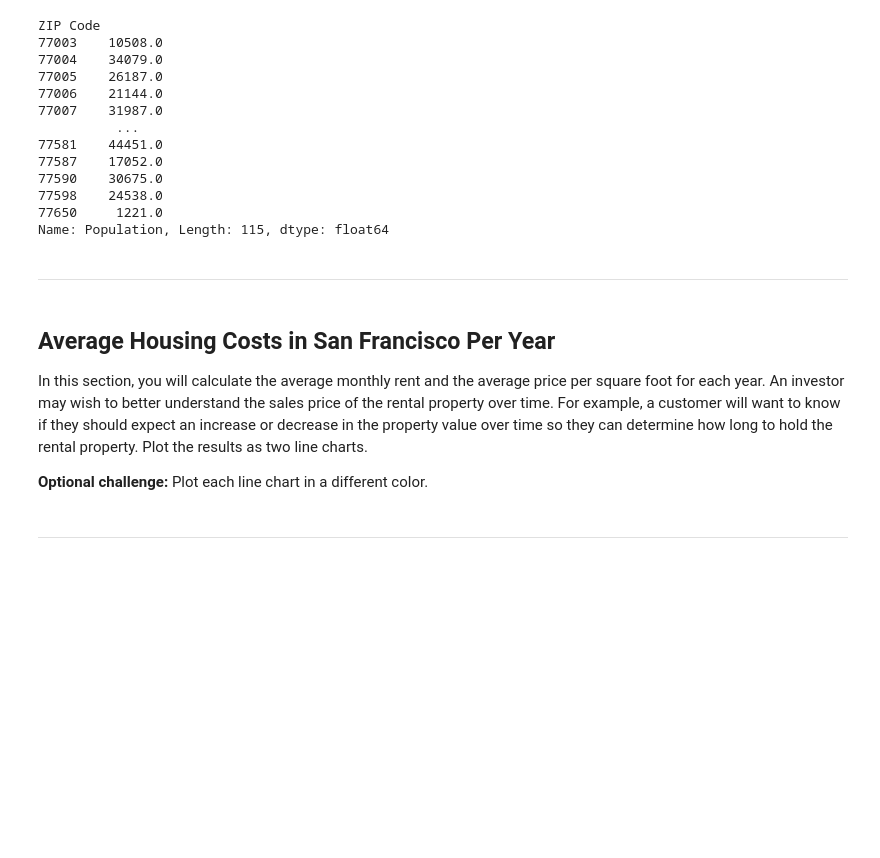
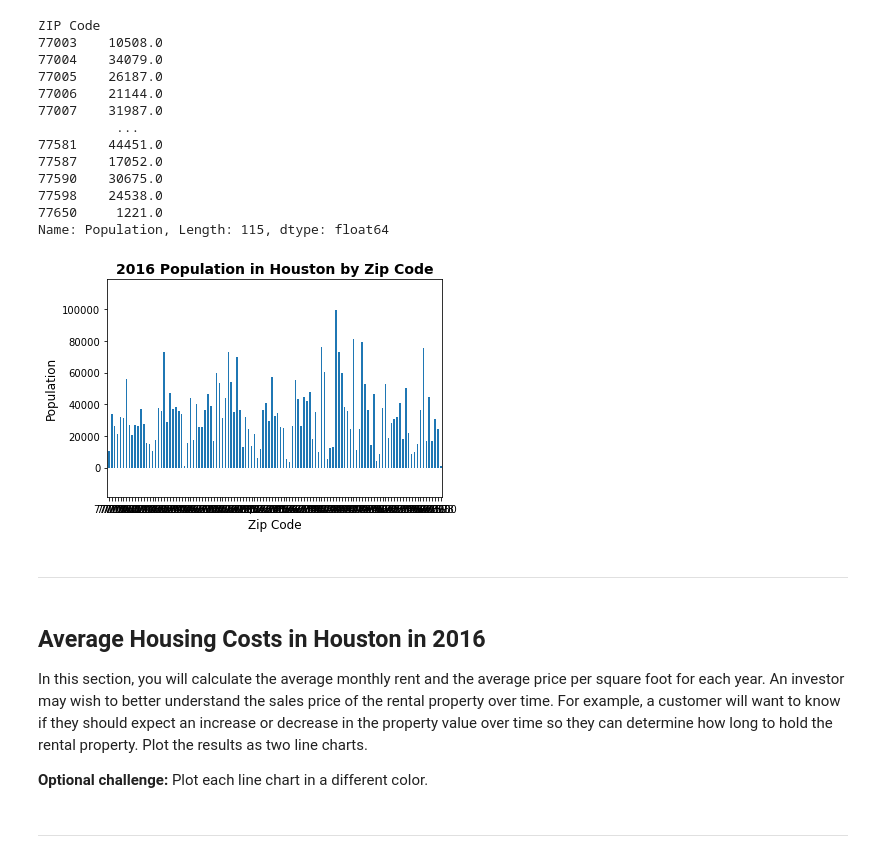
Before and after one commit to joebarry1252/Housing_Analysis_withPyviz, a Jupyter notebook: Houston/hou_realestate.ipynb, the cells around one changed output. Drawn from its saved outputs; the diff is of its cells as text; code cells hidden in the pictures; blank space fills up the shorter version.

```diff
--- a/Houston/hou_realestate.ipynb
+++ b/Houston/hou_realestate.ipynb
@@ -185,7 +163,29 @@ Name: Population, Length: 115, dtype: float64
+# %%
+# Use the Pandas plot function to plot the average housing units per year.
+fig_population = plt.figure()
+plot_population_units = hou_population.plot.bar(rot=0)
+plot_population_units.set_xlabel("Zip Code", fontsize=12)
+plot_population_units.set_ylabel("Population", fontsize=12)
+plot_population_units.set_title(
+    "2016 Population in Houston by Zip Code", fontsize=14, fontweight="bold"
+)
+
+# Optional Challenge: Use the min, max, and std to scale the y limits of the chart
+population_std = hou_population.std()
+population_min = min(hou_population)
+population_max = max(hou_population)
+
+plot_population_units.set_ylim(
+    population_min - population_std, population_max + population_std
+)
+plt.show()
+plt.close(fig_population)
+# %% [output]
+[figure, added]
 # %% [markdown]
 - - -
 # %% [markdown]
-## Average Housing Costs in San Francisco Per Year
+## Average Housing Costs in Houston in 2016
 
 In this section, you will calculate the average monthly rent and the average price per square foot for each year. An investor may wish to better understand the sales price of the rental property over time. For example, a customer will want to know if they should expect an increase or decrease in the property value over time so they can determine how long to hold the rental property.  Plot the results as two line charts.
 
```
Also changed, not shown: parts of 3 cells of this notebook, 2 other files.
